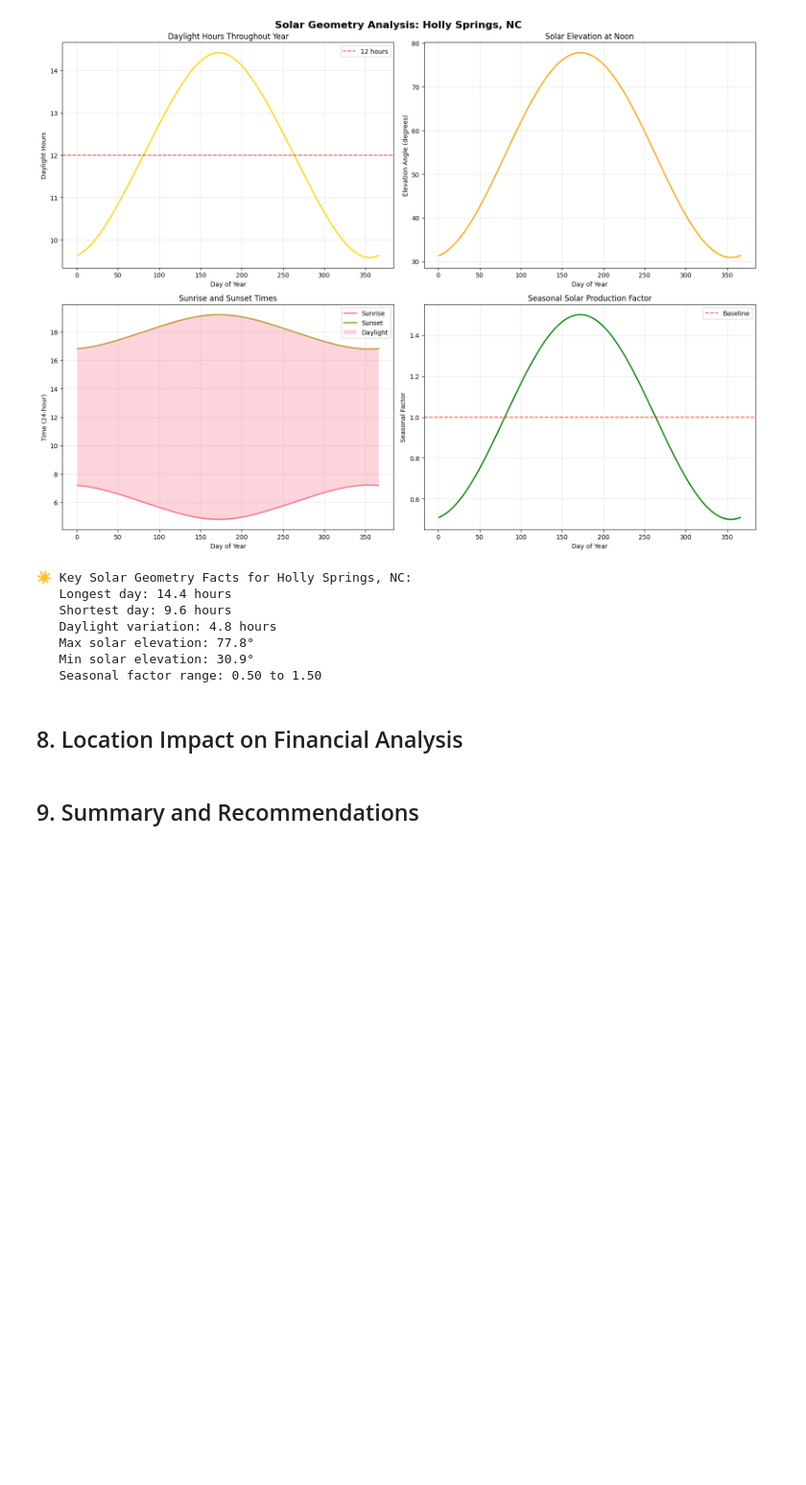
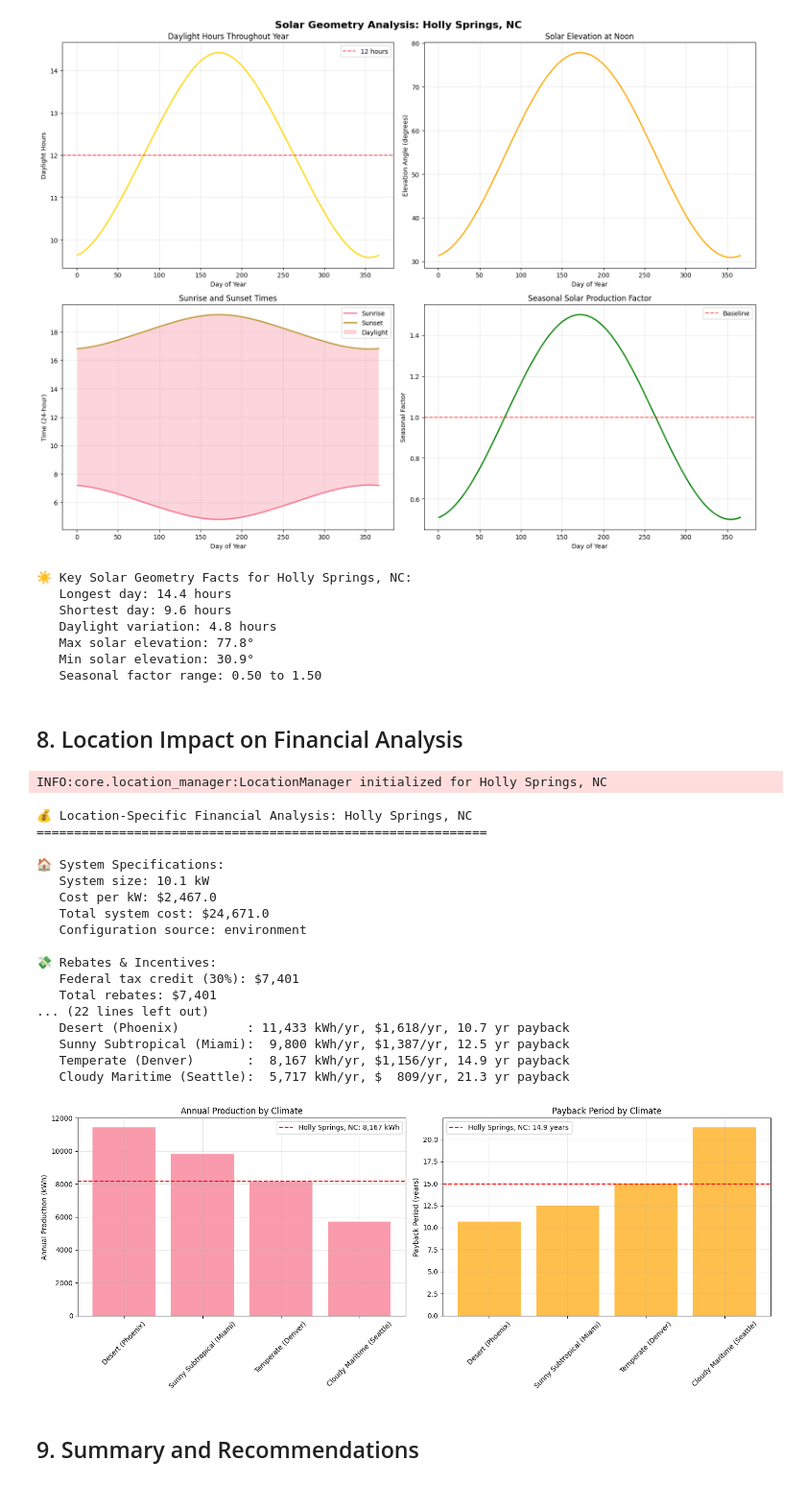
Before and after one commit to cwhaught/solar-analysis, a Jupyter notebook: notebooks/01d_location_based_analysis.ipynb, the cells around one changed output. Shown at 96% size. Drawn from its saved outputs; the diff is of its cells as text; code cells hidden in the pictures; blank space fills up the shorter version.

```diff
--- a/notebooks/01d_location_based_analysis.ipynb
+++ b/notebooks/01d_location_based_analysis.ipynb
@@ -411,34 +426,23 @@ print(f"   Seasonal factor range: {geometry_df['seasonal_factor'].min():.2f} to
 # %% [markdown]
 ## 8. Location Impact on Financial Analysis
 # %%
-# Location-specific financial analysis using actual electricity rates
-# Get location-specific electricity rates
-nrel_api_key = None  # Load from .env if available
-try:
-    import os
-    from pathlib import Path
-    env_path = Path('../.env')
-    if env_path.exists():
-        with open(env_path) as f:
-            for line in f:
-                if line.strip().startswith('NREL_API_KEY=') and not line.strip().startswith('#'):
-                    nrel_api_key = line.split('=', 1)[1].strip()
-                    break
-except Exception:
-    pass
+# Complete financial analysis using .env configuration
+# Load all financial configuration from .env file
+location, electricity_rates, system_config = get_complete_financial_config('../.env')
 
-electricity_rates = get_location_electricity_rates(location, nrel_api_key)
+# Extract configuration values
 ELECTRICITY_RATE = electricity_rates['annual_cost_per_kwh']  # $/kWh from location data
 FEED_IN_RATE = electricity_rates['feed_in_rate_per_kwh']  # $/kWh for excess energy
-SYSTEM_COST_PER_KW = 2500  # $/kW installed
-SYSTEM_SIZE_KW = 10  # 10kW system
+SYSTEM_SIZE_KW = system_config['system_size_kw']
+SYSTEM_COST_PER_KW = system_config['cost_per_kw']
+TOTAL_SYSTEM_COST = system_config['total_cost']
+NET_SYSTEM_COST = system_config['net_system_cost']  # After rebates and tax credits
 
 # Calculate location-specific metrics
 total_days = len(daily_enhanced)
 annual_production = daily_enhanced['Production (kWh)'].sum() * (365 / total_days)
 annual_savings = annual_production * ELECTRICITY_RATE
-system_cost = SYSTEM_SIZE_KW * SYSTEM_COST_PER_KW
-payback_period = system_cost / annual_savings
+payback_period = NET_SYSTEM_COST / annual_savings
 
 # Capacity factor (actual production / theoretical maximum)
 capacity_factor = annual_production / (SYSTEM_SIZE_KW * 8760) * 100
@@ -454,9 +458,24 @@ climate_multipliers = {
 print(f"💰 Location-Specific Financial Analysis: {location.location_name}")
 print(f"=" * 60)
 print(f"\n🏠 System Specifications:")
-print(f"   System size: {SYSTEM_SIZE_KW} kW")
-print(f"   Installation cost: ${system_cost:,}")
-print(f"   Electricity rate: ${ELECTRICITY_RATE:.3f}/kWh ({electricity_rates['source']})")
+print(f"   System size: {SYSTEM_SIZE_KW:.1f} kW")
+print(f"   Cost per kW: ${SYSTEM_COST_PER_KW:,}")
+print(f"   Total system cost: ${TOTAL_SYSTEM_COST:,}")
+print(f"   Configuration source: {system_config['source']}")
+
+print(f"\n💸 Rebates & Incentives:")
+print(f"   Federal tax credit ({system_config['federal_tax_credit_percent']:.0f}%): ${system_config['federal_tax_credit']:,.0f}")
+if system_config['state_rebate'] > 0:
+    print(f"   State rebate: ${system_config['state_rebate']:,.0f}")
+if system_config['utility_rebate'] > 0:
+    print(f"   Utility rebate: ${system_config['utility_rebate']:,.0f}")
+if system_config['other_rebates'] > 0:
+    print(f"   Other rebates: ${system_config['other_rebates']:,.0f}")
+print(f"   Total rebates: ${system_config['total_rebates']:,.0f}")
+print(f"   Net system cost: ${NET_SYSTEM_COST:,.0f}")
+
+print(f"\n⚡ Electricity Rates:")
+print(f"   Purchase rate: ${ELECTRICITY_RATE:.3f}/kWh ({electricity_rates['source']})")
 print(f"   Feed-in rate: ${FEED_IN_RATE:.3f}/kWh")
 print(f"   Rate comparison: {electricity_rates['national_comparison']['vs_national_avg']:+.1f}¢ vs national avg")
 
@@ -471,46 +490,66 @@ print(f"   Low day: {daily_enhanced['Production (kWh)'].min():.1f} kWh")
 print(f"\n💵 Financial Metrics:")
 print(f"   Annual electricity savings: ${annual_savings:,.0f}")
 print(f"   Simple payback period: {payback_period:.1f} years")
-print(f"   25-year savings: ${annual_savings * 25 - system_cost:,.0f}")
-print(f"   ROI (25 years): {((annual_savings * 25 - system_cost) / system_cost) * 100:.0f}%")
+print(f"   25-year savings: ${annual_savings * 25 - NET_SYSTEM_COST:,.0f}")
+print(f"   ROI (25 years): {((annual_savings * 25 - NET_SYSTEM_COST) / NET_SYSTEM_COST) * 100:.0f}%")
 
 print(f"\n🌍 Climate Comparison (Theoretical):")
 for climate, multiplier in climate_multipliers.items():
     adjusted_production = annual_production * multiplier
     adjusted_savings = adjusted_production * ELECTRICITY_RATE
-    adjusted_payback = system_cost / adjusted_savings
+    adjusted_payback = NET_SYSTEM_COST / adjusted_savings
     print(f"   {climate:<25}: {adjusted_production:>6,.0f} kWh/yr, "
           f"${adjusted_savings:>5,.0f}/yr, {adjusted_payback:>4.1f} yr payback")
 
 # Create financial comparison visualization
 climates = list(climate_multipliers.keys())
 productions = [annual_production * mult for mult in climate_multipliers.values()]
-paybacks = [system_cost / (prod * ELECTRICITY_RATE) for prod in productions]
+paybacks = [NET_SYSTEM_COST / (prod * ELECTRICITY_RATE) for prod in productions]
 
 fig, (ax1, ax2) = plt.subplots(1, 2, figsize=(15, 6))
 
 # Annual production by climate
 bars1 = ax1.bar(climates, productions, alpha=0.7)
 ax1.axhline(y=annual_production, color='red', linestyle='--',
            label=f'{location.location_name}: {annual_production:,.0f} kWh')
 ax1.set_title('Annual Production by Climate')
 ax1.set_ylabel('Annual Production (kWh)')
 ax1.tick_params(axis='x', rotation=45)
 ax1.legend()
 ax1.grid(True, alpha=0.3)
 
 # Payback period by climate
 bars2 = ax2.bar(climates, paybacks, alpha=0.7, color='orange')
 ax2.axhline(y=payback_period, color='red', linestyle='--',
            label=f'{location.location_name}: {payback_period:.1f} years')
 ax2.set_title('Payback Period by Climate')
 ax2.set_ylabel('Payback Period (years)')
 ax2.tick_params(axis='x', rotation=45)
 ax2.legend()
 ax2.grid(True, alpha=0.3)
 
 plt.tight_layout()
 plt.show()
+# %% [output]
+INFO:core.location_manager:LocationManager initialized for Holly Springs, NC
+💰 Location-Specific Financial Analysis: Holly Springs, NC
+============================================================
+
+🏠 System Specifications:
+   System size: 10.1 kW
+   Cost per kW: $2,467.0
+   Total system cost: $24,671.0
+   Configuration source: environment
+
+💸 Rebates & Incentives:
+   Federal tax credit (30%): $7,401
+   Total rebates: $7,401
+... (22 lines left out)
+   Desert (Phoenix)         : 11,433 kWh/yr, $1,618/yr, 10.7 yr payback
+   Sunny Subtropical (Miami):  9,800 kWh/yr, $1,387/yr, 12.5 yr payback
+   Temperate (Denver)       :  8,167 kWh/yr, $1,156/yr, 14.9 yr payback
+   Cloudy Maritime (Seattle):  5,717 kWh/yr, $  809/yr, 21.3 yr payback
+[figure, added]
 # %% [markdown]
 ## 9. Summary and Recommendations
 # %%
```
Also changed, not shown: parts of 3 cells of this notebook, 5 other files.
